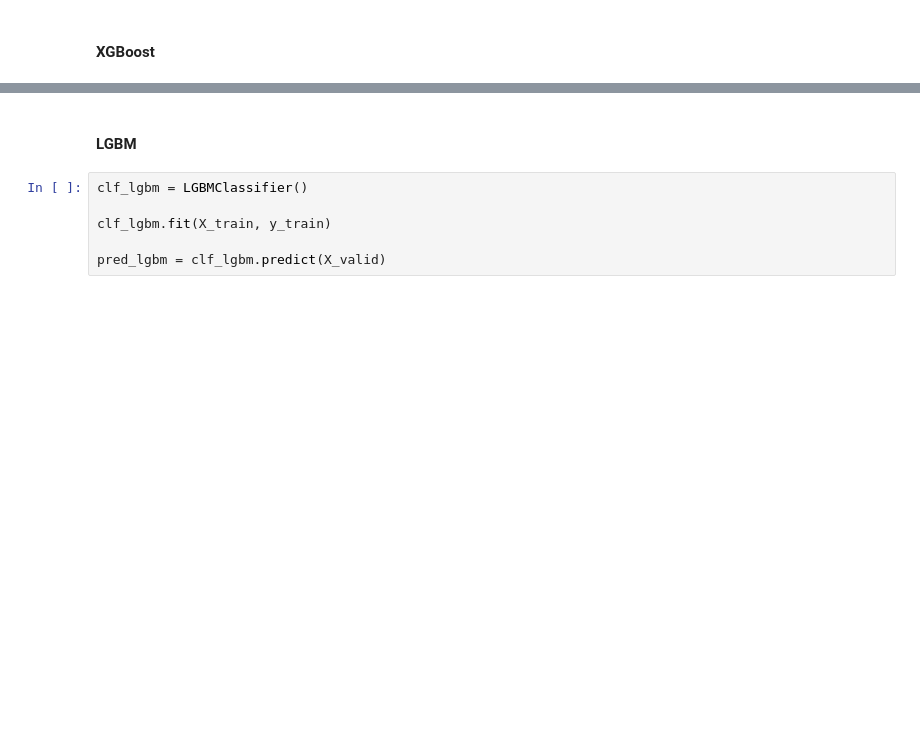
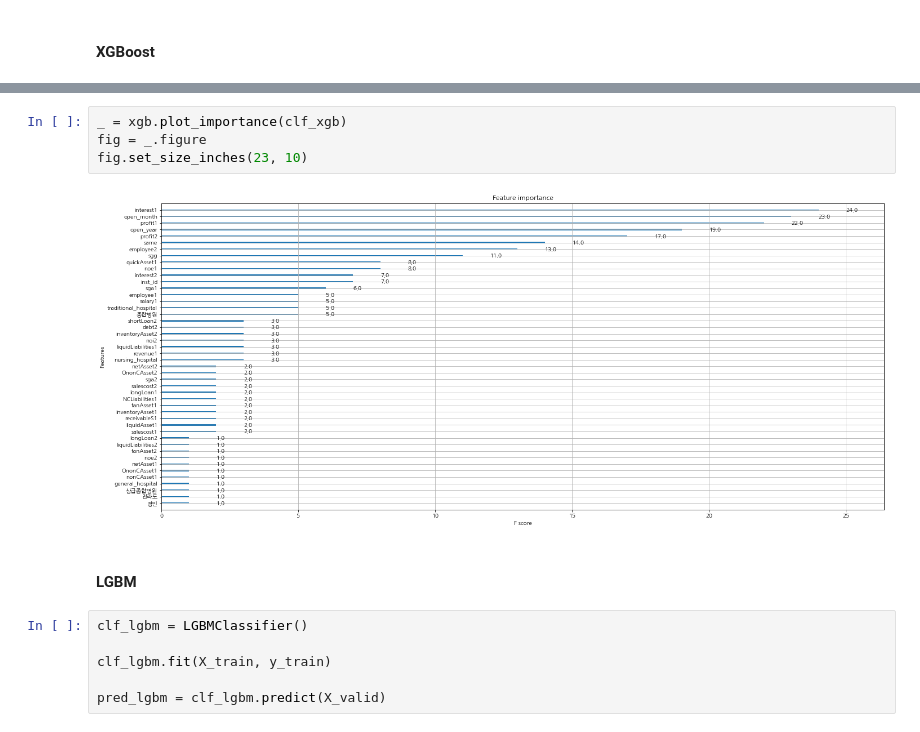
Before and after one commit to nuyhc/Struggles, a Jupyter notebook: Hospital Opening_Closing Classification Forecast/hospital_open_close_prediction_forecast_base_model.ipynb, the cells around one changed output, grey strips where cells are left out. Saved outputs shown, nothing was run; the diff lists cells and outputs as text; blank space fills up the shorter version.

```diff
--- a/Hospital Opening_Closing Classification Forecast/hospital_open_close_prediction_forecast_base_model.ipynb
+++ b/Hospital Opening_Closing Classification Forecast/hospital_open_close_prediction_forecast_base_model.ipynb
@@ -124,3 +140,9 @@ F1: 0.9663
+# %%
+_ = xgb.plot_importance(clf_xgb)
+fig = _.figure
+fig.set_size_inches(23, 10)
+# %% [output]
+[figure, added]
 # %% [markdown]
 #### LGBM
 # %%
```
Also changed, not shown: parts of 25 cells of this notebook.
